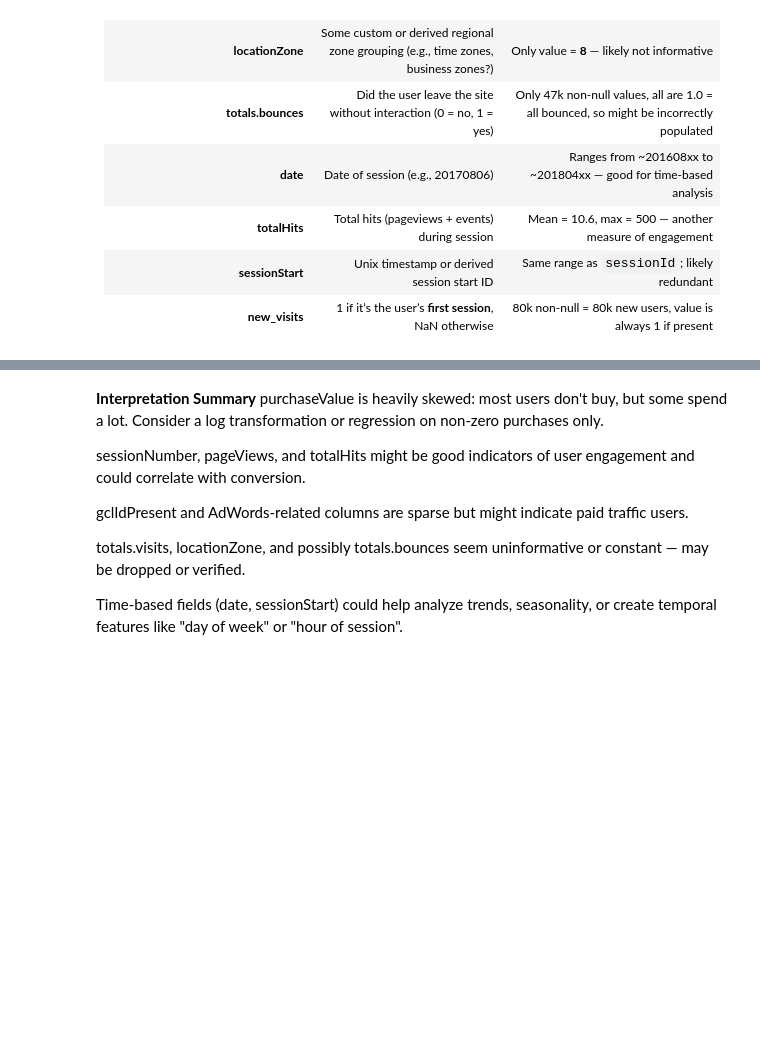
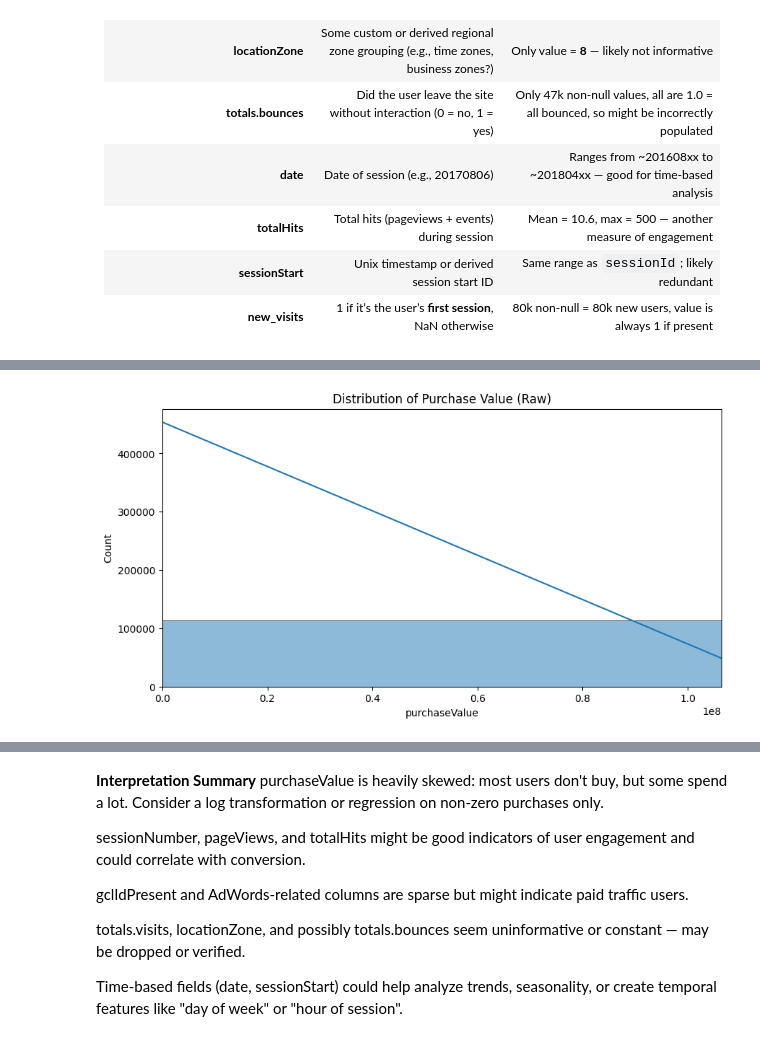
Before and after one commit to manjuiitm/codes, a Jupyter notebook: 24ds2000126-notebook-t22025.ipynb, the cells around one changed output, grey strips where cells are left out. Saved outputs shown, nothing was run; the diff lists cells and outputs as text; code cells hidden in the pictures; blank space fills up the shorter version.

Commit message:
Kaggle Notebook | 24ds2000126-notebook-t22025 | Version 12

```diff
--- a/24ds2000126-notebook-t22025.ipynb
+++ b/24ds2000126-notebook-t22025.ipynb
@@ -35,3 +35,5 @@ submission.to_csv('submission.csv',index=False)
 # %%
-df = pd.read_csv('/kaggle/input/engage-2-value-from-clicks-to-conversions/train_data.csv')
+import pandas as pd
+train_df = pd.read_csv('/kaggle/input/engage-2-value-from-clicks-to-conversions/train_data.csv')
+test_df = pd.read_csv('/kaggle/input/engage-2-value-from-clicks-to-conversions/test_data.csv')
 # %%
@@ -285,0 +336,12 @@ df.describe()
+# %%
+import seaborn as sns
+import matplotlib.pyplot as plt
+plt.figure(figsize=(10, 5))
+sns.histplot(train_df['purchaseValue'], bins=100, kde=True)
+plt.title('Distribution of Purchase Value (Raw)')
+plt.xlabel('purchaseValue')
+plt.ylabel('Count')
+plt.xlim(0, train_df['purchaseValue'].quantile(0.95))  # focus on lower 95%
+plt.show()
+# %% [output]
+[figure, added]
```
Also changed, not shown: parts of 124 cells of this notebook.
